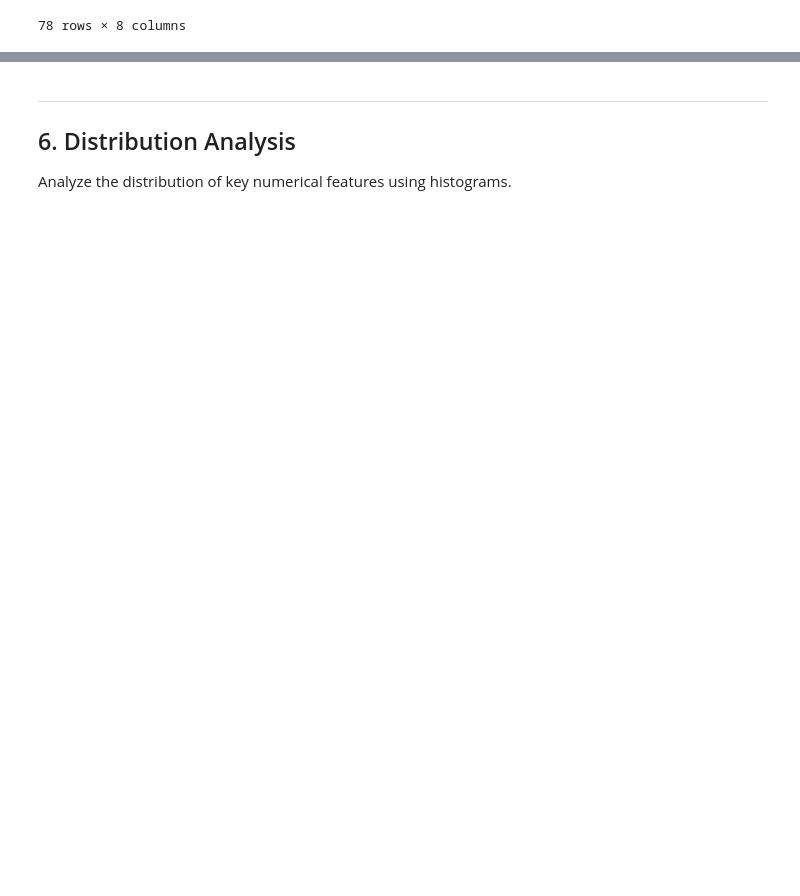
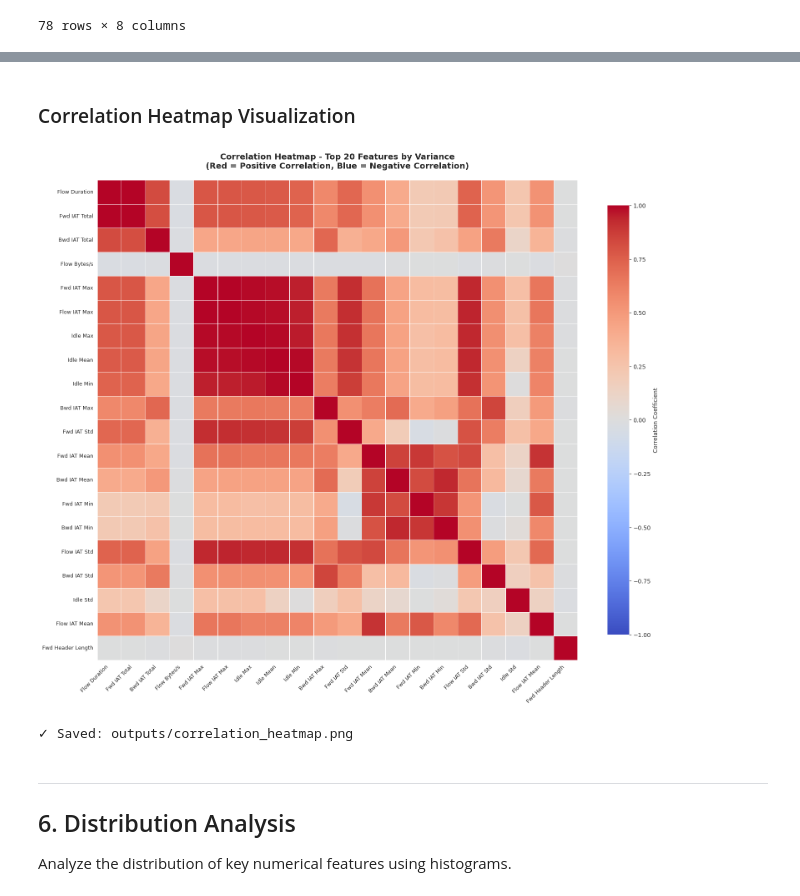
Before and after one commit to seriouslysahid/MLCEProject, a Jupyter notebook: notebooks/notebook.ipynb, the cells around one changed output, grey strips where cells are left out. Saved outputs shown, nothing was run; the diff lists cells and outputs as text; code cells hidden in the pictures; blank space fills up the shorter version.

```diff
--- a/notebooks/notebook.ipynb
+++ b/notebooks/notebook.ipynb
@@ -815,3 +928,29 @@ plt.savefig(get_output_path('target_distribution.png'), dpi=300, bbox_inches='ti
+# %% [markdown]
+### Correlation Heatmap Visualization
+# %%
+# Plot correlation heatmap
+plt.figure(figsize=(16, 14))
+sns.heatmap(corr_matrix,
+            annot=False,  # Don't annotate (too cluttered with 20x20)
+            cmap='coolwarm',
+            center=0,
+            vmin=-1,
+            vmax=1,
+            square=True,
+            linewidths=0.5,
+            cbar_kws={"shrink": 0.8, "label": "Correlation Coefficient"})
+
+plt.title('Correlation Heatmap - Top 20 Features by Variance\n(Red = Positive Correlation, Blue = Negative Correlation)',
+          fontsize=14, fontweight='bold', pad=20)
+plt.xticks(rotation=45, ha='right', fontsize=9)
+plt.yticks(rotation=0, fontsize=9)
+plt.tight_layout()
+plt.savefig(get_output_path('correlation_heatmap.png'), dpi=300, bbox_inches='tight')
+plt.show()
+print("✓ Saved: outputs/correlation_heatmap.png")
+# %% [output]
+[figure, added]
+✓ Saved: outputs/correlation_heatmap.png
 # %% [markdown]
 ---
 ## 6. Distribution Analysis
```
Also changed, not shown: parts of 69 cells of this notebook.
